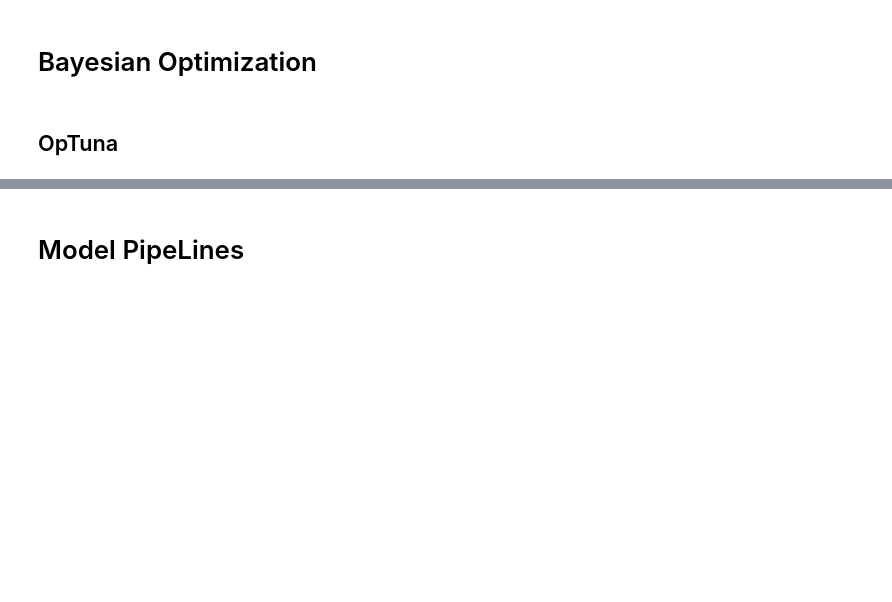
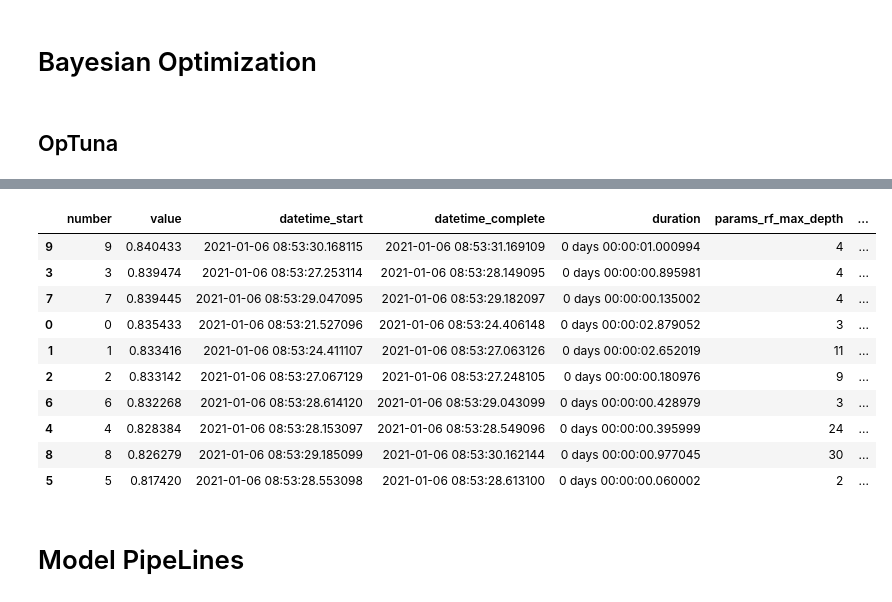
Before and after one commit to Sebasu11/Titanic-Machine-Learning-from-Disaster, a Jupyter notebook: Titanic_Machine_Learning_from_Disaster/02_FrameWork.ipynb, the cells around one changed output, grey strips where cells are left out. Cells and saved outputs as stored; diff of their text form; code cells hidden in the pictures; blank space fills up the shorter version.

```diff
--- a/Titanic_Machine_Learning_from_Disaster/02_FrameWork.ipynb
+++ b/Titanic_Machine_Learning_from_Disaster/02_FrameWork.ipynb
@@ -420,3 +469,17 @@ study.optimize(objective, n_trials=10,show_progress_bar=True)
+# %%
+study.trials_dataframe().sort_values("value",ascending=False)
+# %% [output]
+|  | number | value | datetime_start | datetime_complete | duration | params_rf_max_depth | ... |
+| 9 | 9 | 0.840433 | 2021-01-06 08:53:30.168115 | 2021-01-06 08:53:31.169109 | 0 days 00:00:01.000994 | 4 | ... |
+| 3 | 3 | 0.839474 | 2021-01-06 08:53:27.253114 | 2021-01-06 08:53:28.149095 | 0 days 00:00:00.895981 | 4 | ... |
+| 7 | 7 | 0.839445 | 2021-01-06 08:53:29.047095 | 2021-01-06 08:53:29.182097 | 0 days 00:00:00.135002 | 4 | ... |
+| 0 | 0 | 0.835433 | 2021-01-06 08:53:21.527096 | 2021-01-06 08:53:24.406148 | 0 days 00:00:02.879052 | 3 | ... |
+| 1 | 1 | 0.833416 | 2021-01-06 08:53:24.411107 | 2021-01-06 08:53:27.063126 | 0 days 00:00:02.652019 | 11 | ... |
+| 2 | 2 | 0.833142 | 2021-01-06 08:53:27.067129 | 2021-01-06 08:53:27.248105 | 0 days 00:00:00.180976 | 9 | ... |
+| 6 | 6 | 0.832268 | 2021-01-06 08:53:28.614120 | 2021-01-06 08:53:29.043099 | 0 days 00:00:00.428979 | 3 | ... |
+| 4 | 4 | 0.828384 | 2021-01-06 08:53:28.153097 | 2021-01-06 08:53:28.549096 | 0 days 00:00:00.395999 | 24 | ... |
+| 8 | 8 | 0.826279 | 2021-01-06 08:53:29.185099 | 2021-01-06 08:53:30.162144 | 0 days 00:00:00.977045 | 30 | ... |
+| 5 | 5 | 0.817420 | 2021-01-06 08:53:28.553098 | 2021-01-06 08:53:28.613100 | 0 days 00:00:00.060002 | 2 | ... |
 # %% [markdown]
 # Model PipeLines
 # %%
```
Also changed, not shown: parts of 18 cells of this notebook, 1 other file.
